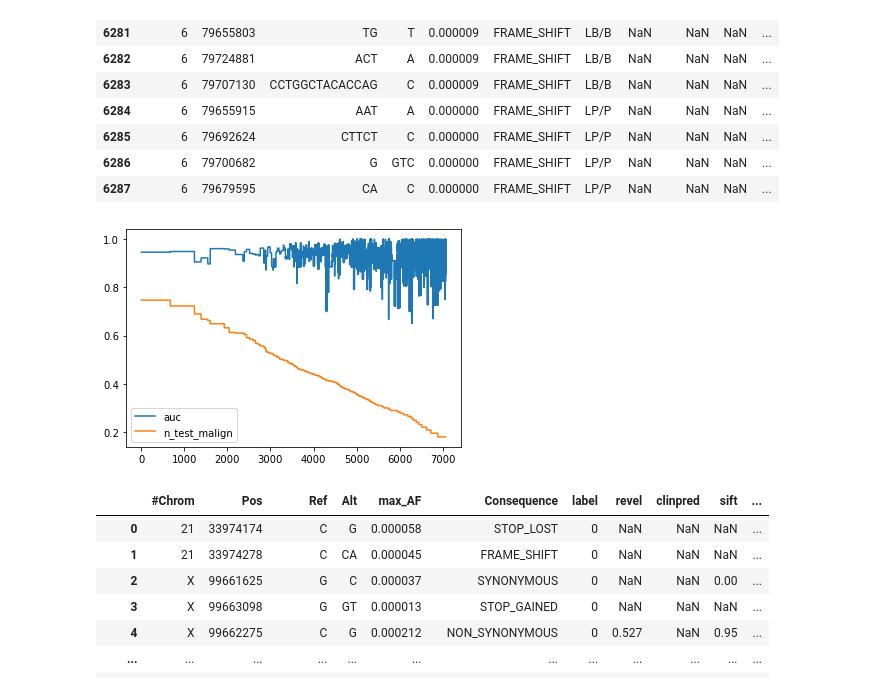
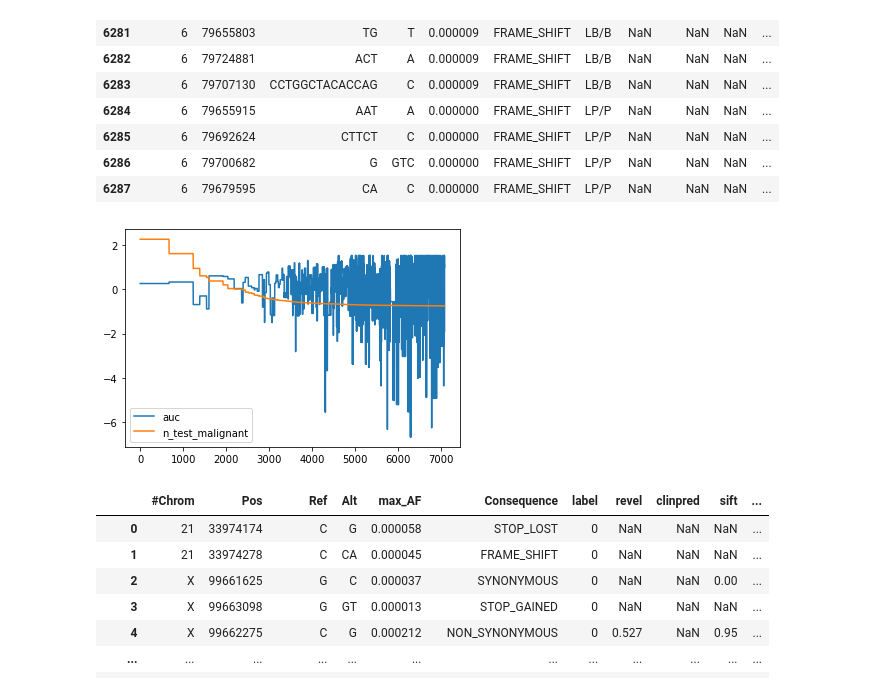
Before and after one commit to SietsmaRJ/dsls_master_thesis, a Jupyter notebook: side_scripts/data_visualization.ipynb, the cells around one changed output. Saved outputs shown, nothing was run; the diff lists cells and outputs as text; code cells hidden in the pictures.

```diff
--- a/side_scripts/data_visualization.ipynb
+++ b/side_scripts/data_visualization.ipynb
@@ -7,3 +41,7 @@ import time
+# %%
+def calc_z_scores(data):
+    centered = data - data.mean(axis=0)
+    return centered / centered.std(axis=0)
 # %%
 data = pd.read_csv("/home/sietsmarj/Documents/School/Master_DSLS/Final_Thesis/Initial_Data_exploration/auc_results.csv", header=0, index_col=0)
 data.head()
@@ -24,5 +62,9 @@ total = data['Gene'].count()
 
 print(f'The total percentage of genes that do not have multiple categories, thus no ability to calculate AUC is: '
       f'{round(no_m_cat/total*100, ndigits=2)}%.')
+
+data['b/p ratio'] = data['N_benign'] / data['N_malign']
+data_with_auc = data[data['AUC'].notnull()]
+data_with_auc[data_with_auc['N_malign'] != 0].sort_values(by=['b/p ratio'], ascending=False)
 # %% [output]
 The total percentage of genes that do not have multiple categories, thus no ability to calculate AUC is: 76.18%.
@@ -715,13 +918,15 @@ temp2[temp2['gene'] == 'PHIP']
 | 6286 | 6 | 79700682 | G | GTC | 0.000000 | FRAME_SHIFT | LP/P | NaN | NaN | NaN | ... |
 | 6287 | 6 | 79679595 | CA | C | 0.000000 | FRAME_SHIFT | LP/P | NaN | NaN | NaN | ... |
 # %%
-temp2_plot = temp2[['auc','n_test_malign']].sort_values(by=['n_test_malign'], ascending=False)
-temp2_plot['n_test_malign'] = np.log(temp2_plot['n_test_malign']) / 10
-temp2_plot.index = np.arange(temp2_plot.shape[0])
-temp2_plot.plot()
+
+temp2_plot = calc_z_scores(np.array(temp2[['auc','n_test_malign']].sort_values(by=['n_test_malign'], ascending=False)))
+temp2_plot_index = np.arange(temp2_plot.shape[0])
+plt.plot(temp2_plot_index, temp2_plot[:,0], label='auc')
+plt.plot(temp2_plot_index, temp2_plot[:,1], label='n_test_malignant')
+plt.legend()
 plt.show()
 # %% [output]
-[figure, old version]
+[figure, new version]
 # %%
 # Intronic Exonic DataSet Different Labels
 iedsdl = intronic_exonic_dataset.copy()
```
Also changed, not shown: parts of 35 cells of this notebook, 2 other files.
